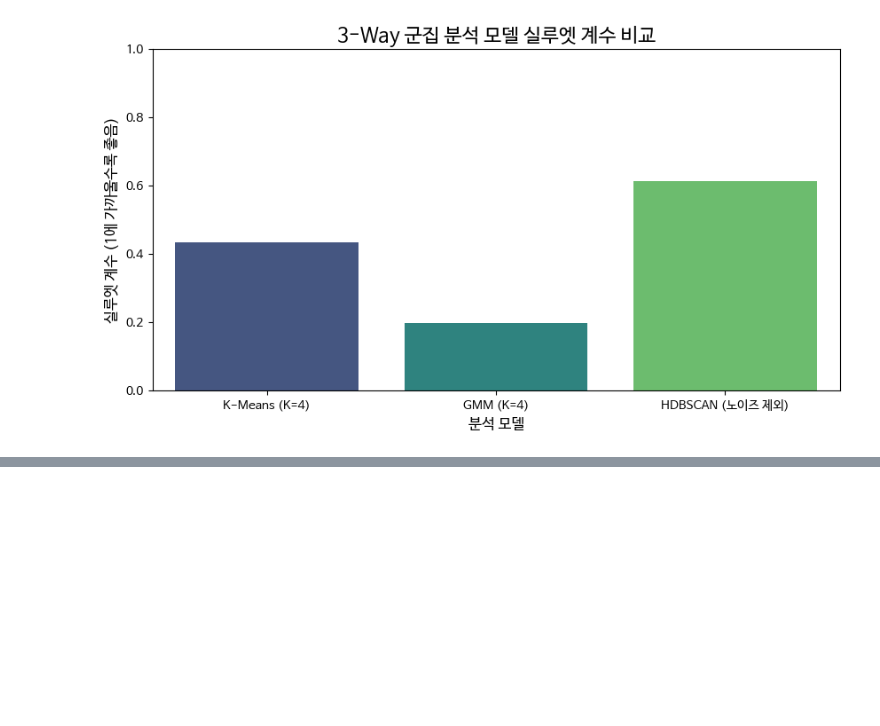
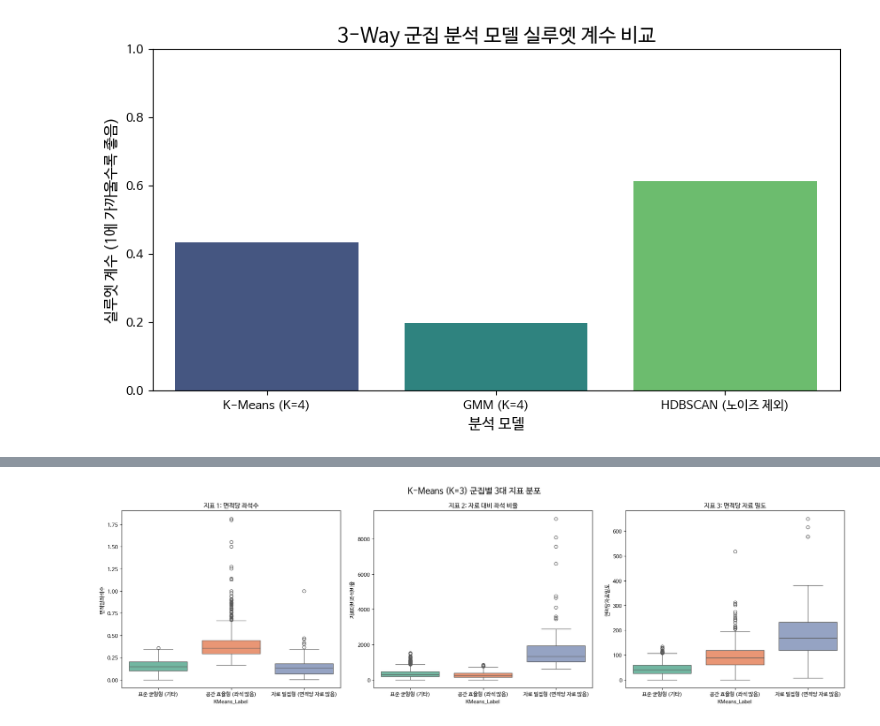
Before and after one commit to Dohwan93/d_hlee, a Jupyter notebook: 캡스톤디자인.ipynb, the cells around one changed output, grey strips where cells are left out. Saved outputs shown, nothing was run; the diff lists cells and outputs as text; code cells hidden in the pictures; blank space fills up the shorter version.

```diff
--- a/캡스톤디자인.ipynb
+++ b/캡스톤디자인.ipynb
@@ -821,0 +932,10 @@ plt.show()
+# %%
+# --- [필수] K=3 기준 군집 특성(Profile) 다시 계산하기 ---
+# K가 바뀌었으므로, 그룹별 평균값도 새로 구해야 합니다.
+cluster_profile = df_analysis.groupby('KMeans_Cluster')[['면적당좌석수', '자료대비좌석비율', '면적당자료밀도']].mean()
+
+# HDBSCAN 결과 변수(n_noise)가 없다면 0으로 임시 설정 (이전에 실행 안 했을 경우 대비)
+try:
+    n_noise
+except NameError:
+    n_noise = 0  # 혹은 HDBSCAN 코드 셀을 먼저 실행해야 합니다.
@@ -821,0 +971,77 @@ plt.show()
+# %%
+# --- 1. 시각화 도구 불러오기 ---
+import seaborn as sns
+import matplotlib.pyplot as plt
+
+# 한글 폰트 설정
+# (Windows 사용자는 'Malgun Gothic', Colab/Linux는 'NanumBarunGothic' 등을 사용)
+plt.rc('font', family='NanumBarunGothic')
+plt.rcParams['axes.unicode_minus'] = False
+
+# [수정 1] K=3으로 제목 변경
+print("--- [분석 2: K-Means (K=3)] 유형별 특성(평균값) ---")
+print(cluster_profile) # 앞 단계에서 계산된 K=3 기준 평균값
+
+
+# --- 2. 이름 붙이기 (Labeling) ---
+# [수정 2] K=3에 맞게 로직 수정
+# 자동으로 특징이 가장 강한 그룹에 이름을 붙여봅니다.
+# (주의: 만약 한 그룹이 두 가지 지표 모두 1등이라면 이름이 덮어씌워질 수 있으니 결과 확인 필요)
+
+labels_dict = {}
+
+# 각 지표별로 가장 높은 값을 가진 그룹 찾기
+max_seat_group = cluster_profile['면적당좌석수'].idxmax()
+max_ratio_group = cluster_profile['자료대비좌석비율'].idxmax()
+max_density_group = cluster_profile['면적당자료밀도'].idxmax()
+
+# 이름 할당
+labels_dict[max_seat_group] = '공간 효율형 (좌석 많음)'
+labels_dict[max_ratio_group] = '자료 중심형 (자료 비율 높음)'
+labels_dict[max_density_group] = '자료 밀집형 (면적당 자료 많음)'
+
+# [수정 3] 이름이 안 붙은 나머지 그룹 처리 (K=3 기준)
+all_indices = set(range(3)) # 0, 1, 2
+assigned_indices = set(labels_dict.keys())
+remaining_indices = all_indices - assigned_indices
+
+for idx in remaining_indices:
+    labels_dict[idx] = '표준 균형형 (기타)'
+
+print("\n--- [자동 생성된 이름] ---")
+print(labels_dict)
+
+# 데이터프레임에 이름 적용
+df_analysis['KMeans_Label'] = df_analysis['KMeans_Cluster'].map(labels_dict)
+
+
+# --- 3. 군집별 특성 분포 시각화 (Boxplot) ---
+print("\n--- [군집별 특성 분포 (Boxplot)] ---")
+fig, axes = plt.subplots(1, 3, figsize=(20, 6))
+fig.suptitle('K-Means (K=3) 군집별 3대 지표 분포', fontsize=16)
+
+features = ['면적당좌석수', '자료대비좌석비율', '면적당자료밀도']
+
+# 지표 1: 면적당좌석수
+sns.boxplot(ax=axes[0], data=df_analysis, x='KMeans_Label', y=features[0], palette='Set2')
+axes[0].set_title('지표 1: 면적당 좌석수')
+
+# 지표 2: 자료대비좌석비율
+sns.boxplot(ax=axes[1], data=df_analysis, x='KMeans_Label', y=features[1], palette='Set2')
+axes[1].set_title('지표 2: 자료 대비 좌석 비율')
+
+# 지표 3: 면적당자료밀도
+sns.boxplot(ax=axes[2], data=df_analysis, x='KMeans_Label', y=features[2], palette='Set2')
+axes[2].set_title('지표 3: 면적당 자료 밀도')
+
+plt.tight_layout()
+plt.show()
+
+
+# --- 4. 군집별 관계 시각화 (Pairplot) ---
+print("\n--- [군집별 관계 (Pairplot)] ---")
+pair_plot = sns.pairplot(df_analysis, hue='KMeans_Label', vars=features,
+                         corner=True, height=3, palette='Set2')
+pair_plot.fig.suptitle('K-Means (K=3) 군집별 2차원 관계', y=1.03, fontsize=16)
+plt.show()
+# %% [output]
@@ -821,0 +1059 @@ plt.show()
+[figure, added]
```
Also changed, not shown: parts of 17 cells of this notebook.
